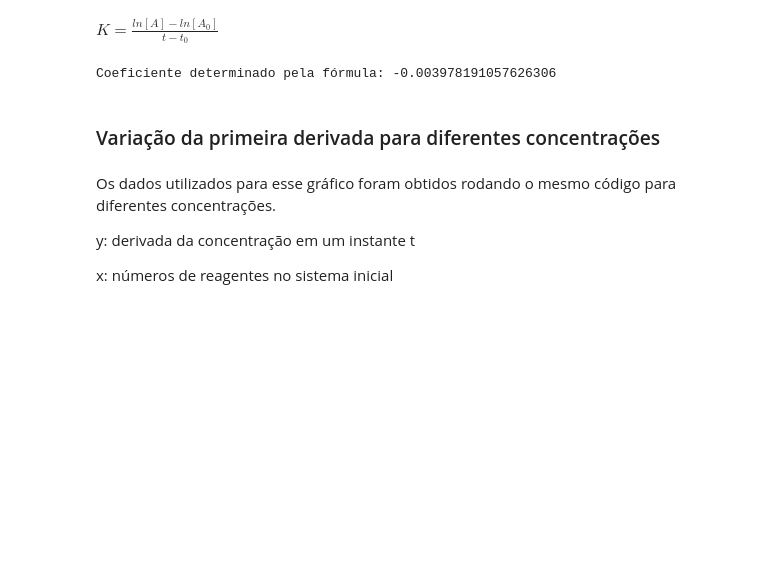
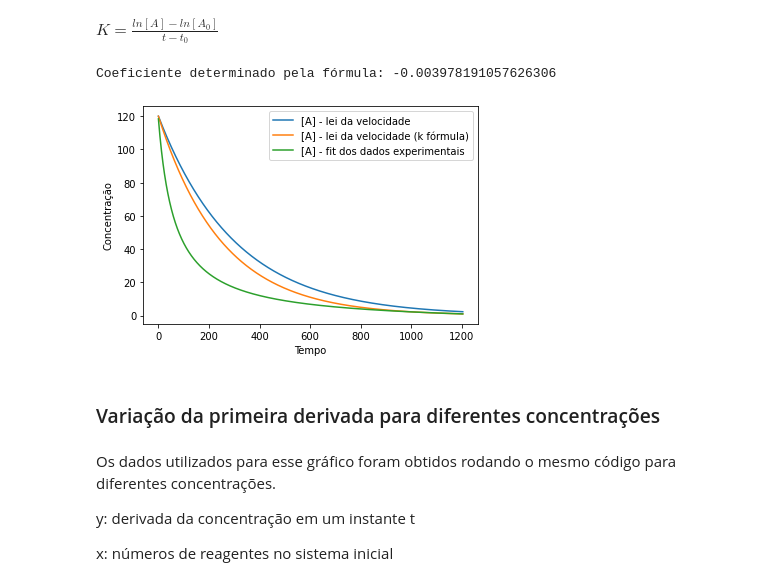
Before and after one commit to barbaraperez/BaThay-simulacoes-moleculares, a Jupyter notebook: d2_versao_final.ipynb, the cells around one changed output. Drawn from its saved outputs; the diff is of its cells as text; code cells hidden in the pictures; blank space fills up the shorter version.

```diff
--- a/d2_versao_final.ipynb
+++ b/d2_versao_final.ipynb
@@ -417,6 +417,20 @@ k_formula = np.log(melhores_fits[0][n]/melhores_fits[0][0])/delta_tempo
 print("Coeficiente determinado pela fórmula:", k_formula)
 # %% [output]
 Coeficiente determinado pela fórmula: -0.003978191057626306
+# %%
+concentracoes_reacao2 = []
+for i in tempos:
+    concentracoes_reacao2.append(num_atoms*np.exp(k_formula*i))
+
+plt.plot(tempos, concentracoes_reacao, label = '[A] - lei da velocidade')
+plt.plot(tempos, concentracoes_reacao2, label = '[A] - lei da velocidade (k fórmula)')
+plt.plot(tempos, melhores_fits[0], label = '[A] - fit dos dados experimentais')
+plt.xlabel('Tempo')
+plt.ylabel('Concentração')
+plt.legend()
+plt.show()
+# %% [output]
+[figure, added]
 # %% [markdown]
 ### Variação da primeira derivada para diferentes concentrações
 # %% [markdown]
```
Also changed, not shown: parts of 1 cell of this notebook.
